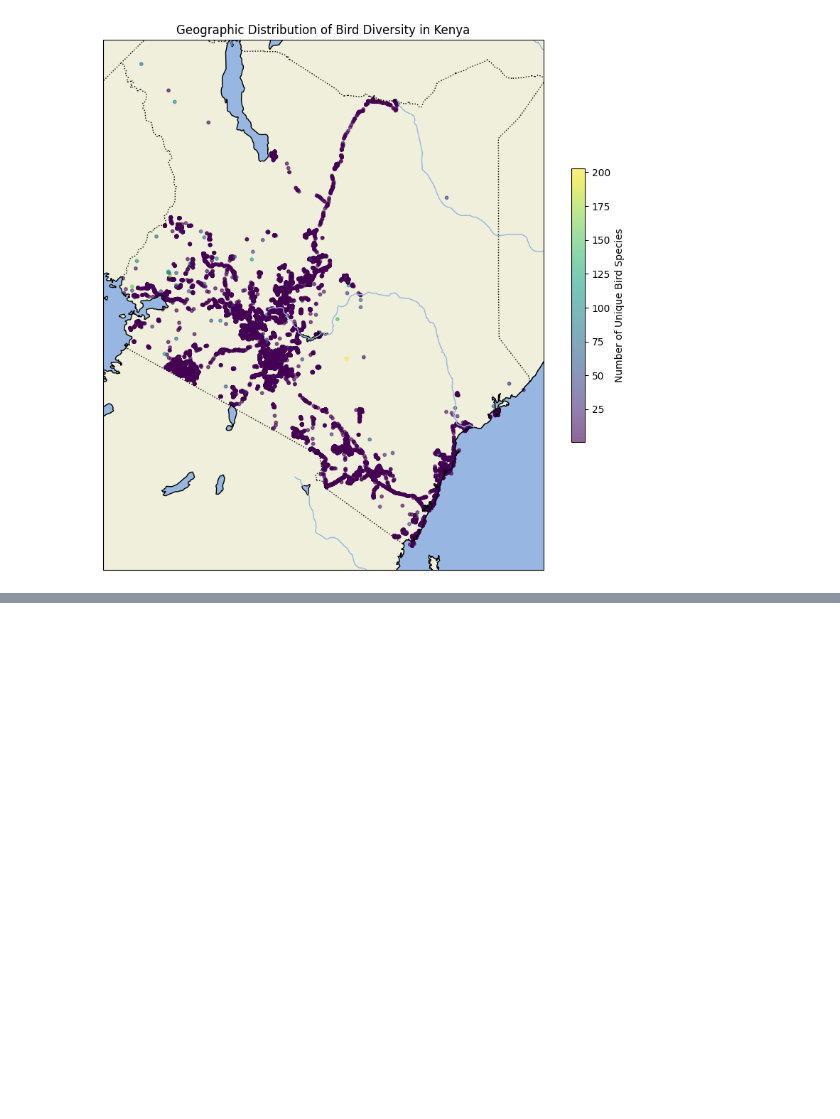
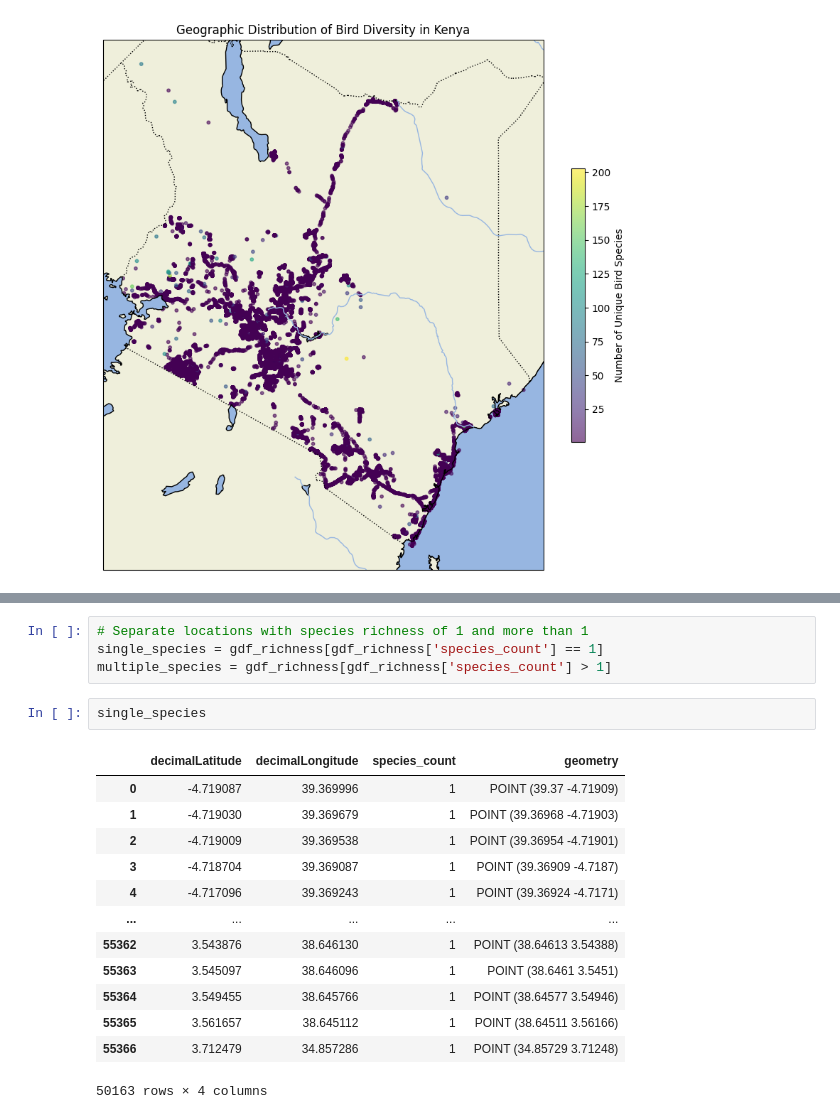
Before and after one commit to mina-naseh/geospatial-data-analysis, a Jupyter notebook: Questions_4.ipynb, the cells around one changed output, grey strips where cells are left out. Cells and saved outputs as stored; diff of their text form; blank space fills up the shorter version.

```diff
--- a/Questions_4.ipynb
+++ b/Questions_4.ipynb
@@ -181,0 +271,20 @@ plt.show()
+# %%
+# Separate locations with species richness of 1 and more than 1
+single_species = gdf_richness[gdf_richness['species_count'] == 1]
+multiple_species = gdf_richness[gdf_richness['species_count'] > 1]
+# %%
+single_species
+# %% [output]
+|  | decimalLatitude | decimalLongitude | species_count | geometry |
+| 0 | -4.719087 | 39.369996 | 1 | POINT (39.37 -4.71909) |
+| 1 | -4.719030 | 39.369679 | 1 | POINT (39.36968 -4.71903) |
+| 2 | -4.719009 | 39.369538 | 1 | POINT (39.36954 -4.71901) |
+| 3 | -4.718704 | 39.369087 | 1 | POINT (39.36909 -4.7187) |
+| 4 | -4.717096 | 39.369243 | 1 | POINT (39.36924 -4.7171) |
+| ... | ... | ... | ... | ... |
+| 55362 | 3.543876 | 38.646130 | 1 | POINT (38.64613 3.54388) |
+| 55363 | 3.545097 | 38.646096 | 1 | POINT (38.6461 3.5451) |
+| 55364 | 3.549455 | 38.645766 | 1 | POINT (38.64577 3.54946) |
+| 55365 | 3.561657 | 38.645112 | 1 | POINT (38.64511 3.56166) |
+| 55366 | 3.712479 | 34.857286 | 1 | POINT (34.85729 3.71248) |
+50163 rows × 4 columns
```
Also changed, not shown: parts of 7 cells of this notebook, 1 other file.
